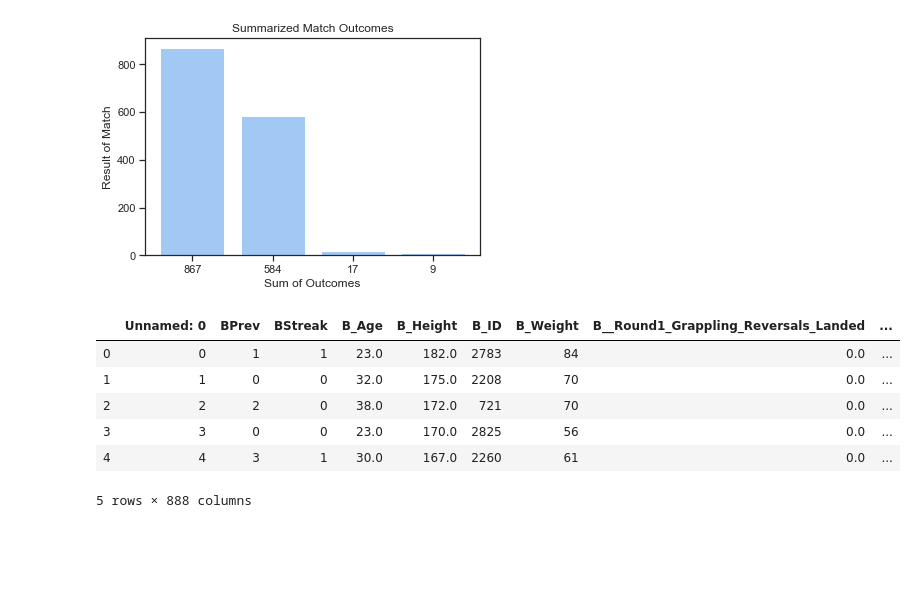
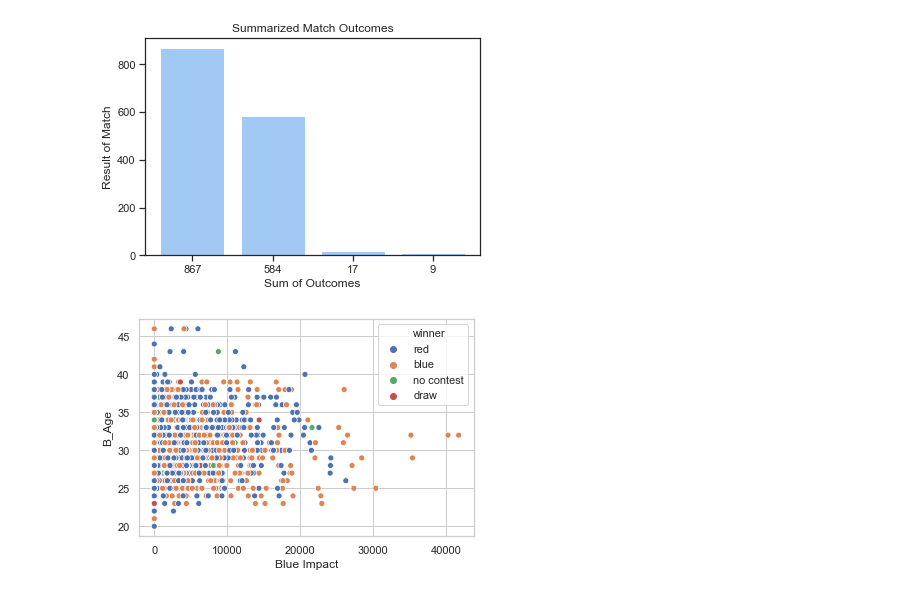
Before and after one commit to ncm103/the_final_project, a Jupyter notebook: nell/visualizations-Copy1.ipynb, the cells around one changed output. Drawn from its saved outputs; the diff is of its cells as text; code cells hidden in the pictures; blank space fills up the shorter version.

```diff
--- a/nell/visualizations-Copy1.ipynb
+++ b/nell/visualizations-Copy1.ipynb
@@ -405,15 +405,13 @@ plt.title('Summarized Match Outcomes')
 plt.show()
 # %% [output]
 [figure]
-# %%
-sns.set()
-ufc = pd.read_csv('clean.csv')
-ufc.head()
-# %% [output]
-|  | Unnamed: 0 | BPrev | BStreak | B_Age | B_Height | B_ID | B_Weight | B__Round1_Grappling_Reversals_Landed | ... |
-| 0 | 0 | 1 | 1 | 23.0 | 182.0 | 2783 | 84 | 0.0 | ... |
-| 1 | 1 | 0 | 0 | 32.0 | 175.0 | 2208 | 70 | 0.0 | ... |
-| 2 | 2 | 2 | 0 | 38.0 | 172.0 | 721 | 70 | 0.0 | ... |
-| 3 | 3 | 0 | 0 | 23.0 | 170.0 | 2825 | 56 | 0.0 | ... |
-| 4 | 4 | 3 | 1 | 30.0 | 167.0 | 2260 | 61 | 0.0 | ... |
-5 rows × 888 columns
+# %%
+#Blue Scatter Plot
+sns.set(style="whitegrid")
+#sns.palplot(sns.cubehelix_palette(8, start=.5, rot=-.75))
+ufc = pd.read_csv('extra_simplified.csv')
+#ufc.head()
+sns.scatterplot(x='Blue Impact',y='B_Age',data=ufc, hue='winner')
+plt.show()
+# %% [output]
+[figure, added]
```
Also changed, not shown: parts of 14 cells of this notebook, 2 other files.
